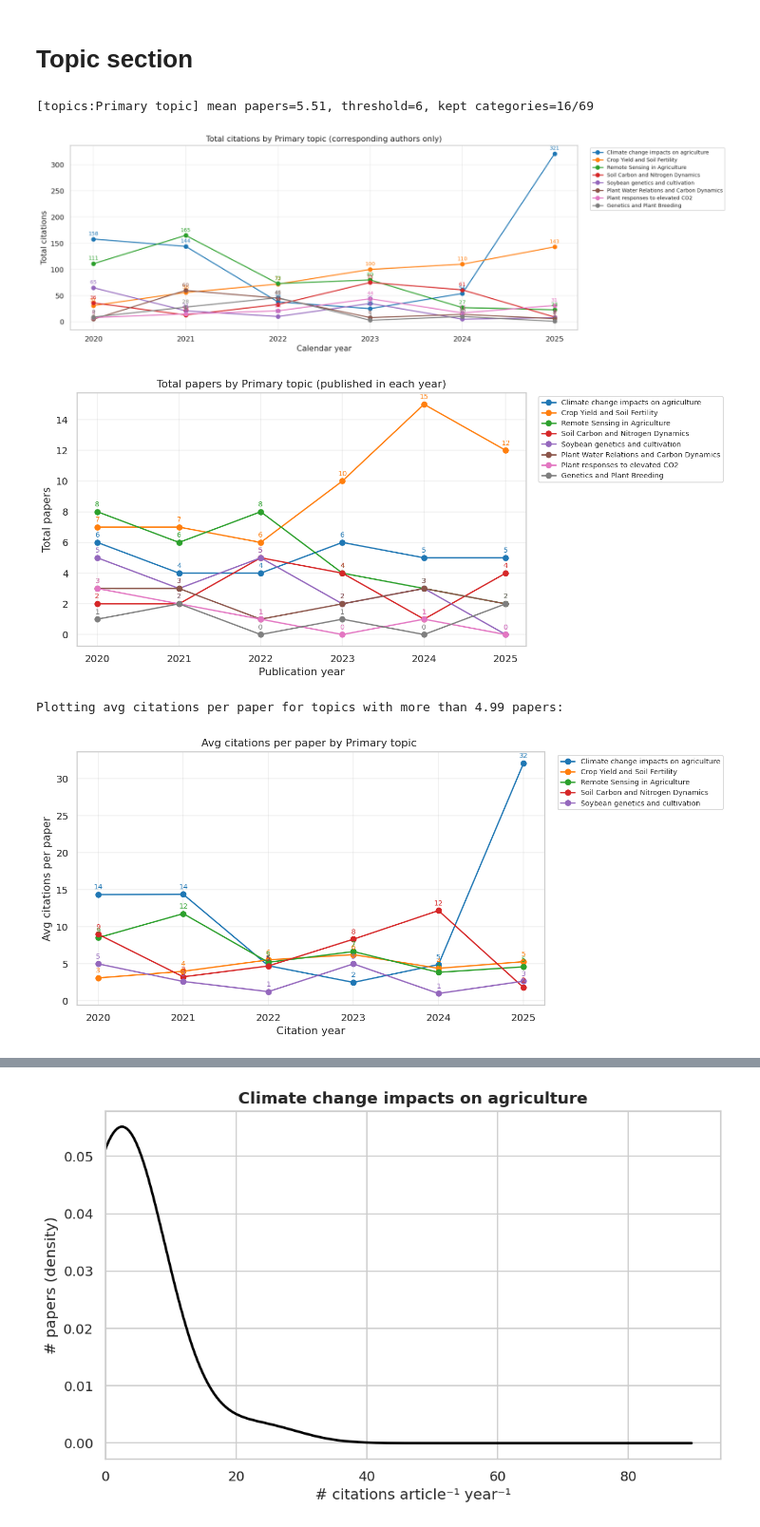
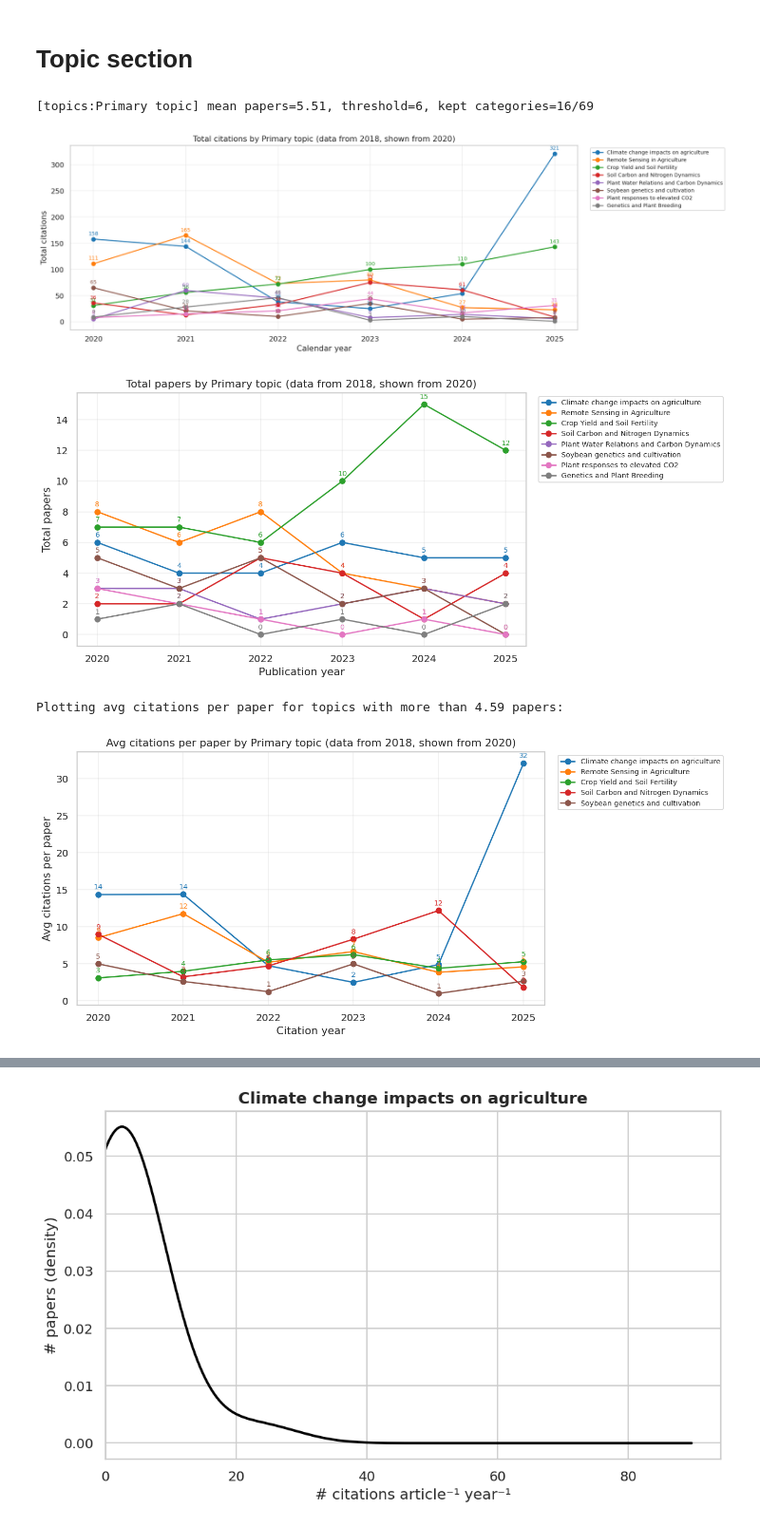
Before and after one commit to Ciampitti-Lab/PublicationAnalysis, a Jupyter notebook: books/Topic_Journal_analysis.ipynb, the cells around one changed output, grey strips where cells are left out. Shown at 95% size. Cells and saved outputs as stored; diff of their text form; code cells hidden in the pictures.

```diff
--- a/books/Topic_Journal_analysis.ipynb
+++ b/books/Topic_Journal_analysis.ipynb
@@ -234,7 +273,8 @@ Prepared targetA_citations_first2: wide_rows=391 long_rows=3519 first2_rows=782
 # %%
 # ---- Target authors (corresponding): topic citation analysis ----
 topic_col = TOPIC_COL
-start_year = 2020
+data_start_year = 2018
+plot_start_year = 2020
 end_year = 2025
 
 df_topic = (
@@ -261,7 +301,7 @@ if df_topic.empty:
     topic_year_top = pd.DataFrame()
     topic_color = {}
 else:
-    df_topic = df_topic[df_topic["calendar_year"].between(start_year, end_year)].copy()
+    df_topic = df_topic[df_topic["calendar_year"].between(data_start_year, end_year)].copy()
 
     topic_year_stats = (
         df_topic.groupby(["calendar_year", topic_col])
@@ -294,12 +334,13 @@ else:
         )
     )
     pivot_total = pivot_total.reindex(columns=top_topics, fill_value=0)
+    pivot_total = pivot_total.loc[pivot_total.index >= plot_start_year]
 
     fig, ax = plt.subplots(figsize=(15, 5))
     for topic in top_topics:
         ax.plot(pivot_total.index, pivot_total[topic], marker="o", label=topic, color=topic_color[topic])
         annotate_points(ax, pivot_total.index, pivot_total[topic], topic_color[topic])
-    ax.set_title(f"Total citations by {TOPIC_LEVEL_LABEL} (corresponding authors only)")
+    ax.set_title(f"Total citations by {TOPIC_LEVEL_LABEL} (data from 2018, shown from 2020)")
     ax.set_xlabel("Calendar year")
     ax.set_ylabel("Total citations")
     ax.grid(True, alpha=0.3)
@@ -309,37 +350,38 @@ else:
 
     # ---- Total papers per year (top topics, publication year only) ----
     paper_year_stats = (
-        df_topic[df_topic[topic_col].isin(top_topics) & df_topic["publication_year"].between(start_year, end_year)]
+        df_topic[df_topic[topic_col].isin(top_topics) & df_topic["publication_year"].between(data_start_year, end_year)]
         .groupby(["publication_year", topic_col])
         .agg(n_papers=("article_id", "nunique"))
         .reset_index()
     )
     pivot_papers = paper_year_stats.pivot_table(
         index="publication_year", columns=topic_col, values="n_papers", fill_value=0
     )
     pivot_papers = pivot_papers.reindex(columns=top_topics, fill_value=0)
+    pivot_papers = pivot_papers.loc[pivot_papers.index >= plot_start_year]
 
     fig, ax = plt.subplots(figsize=(11, 5))
     for topic in top_topics:
         ax.plot(
             pivot_papers.index,
             pivot_papers[topic],
             marker="o",
             label=topic,
             color=topic_color[topic],
         )
         annotate_points(ax, pivot_papers.index, pivot_papers[topic], topic_color[topic])
-    ax.set_title(f"Total papers by {TOPIC_LEVEL_LABEL} (published in each year)")
+    ax.set_title(f"Total papers by {TOPIC_LEVEL_LABEL} (data from 2018, shown from 2020)")
     ax.set_xlabel("Publication year")
     ax.set_ylabel("Total papers")
     ax.grid(True, alpha=0.3)
     ax.legend(bbox_to_anchor=(1.02, 1), loc="upper left", fontsize=8)
     plt.tight_layout()
     plt.show()
 # %% [output]
 [topics:Primary topic] mean papers=5.51, threshold=6, kept categories=16/69
-[figure, old version]
+[figure, new version]
-[figure, old version]
+[figure, new version]
 # %%
 # ---- Avg citations per paper per year (top topics, filtered by mean papers) ----
 # Calculate mean number of papers per topic (across all years)
@@ -356,7 +398,10 @@ else:
     print(f"Plotting avg citations per paper for topics with more than {mean_papers:.2f} papers:")
     fig, ax = plt.subplots(figsize=(11, 5))
     for topic in top_topics_avg:
-        grp = topic_year_top[topic_year_top[topic_col] == topic].sort_values("calendar_year")
+        grp = topic_year_top[
+            (topic_year_top[topic_col] == topic)
+            & (topic_year_top["calendar_year"] >= plot_start_year)
+        ].sort_values("calendar_year")
         ax.plot(
             grp["calendar_year"],
             grp["avg_citations_per_paper"],
@@ -365,7 +410,7 @@ else:
             color=topic_color[topic],
         )
         annotate_points(ax, grp["calendar_year"], grp["avg_citations_per_paper"], topic_color[topic])
-    ax.set_title(f"Avg citations per paper by {TOPIC_LEVEL_LABEL} ")
+    ax.set_title(f"Avg citations per paper by {TOPIC_LEVEL_LABEL} (data from 2018, shown from 2020)")
     ax.set_xlabel("Citation year")
     ax.set_ylabel("Avg citations per paper")
     ax.grid(True, alpha=0.3)
@@ -373,5 +418,5 @@ else:
     plt.tight_layout()
     plt.show()
 # %% [output]
-Plotting avg citations per paper for topics with more than 4.99 papers:
+Plotting avg citations per paper for topics with more than 4.59 papers:
-[figure, old version]
+[figure, new version]
```
Also changed, not shown: parts of 16 cells of this notebook, 3 other files.
